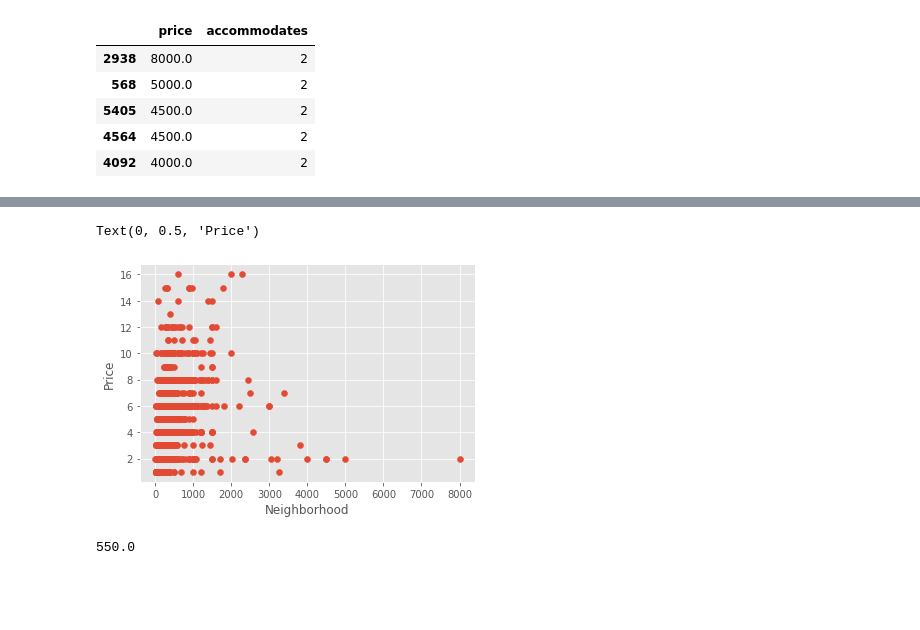
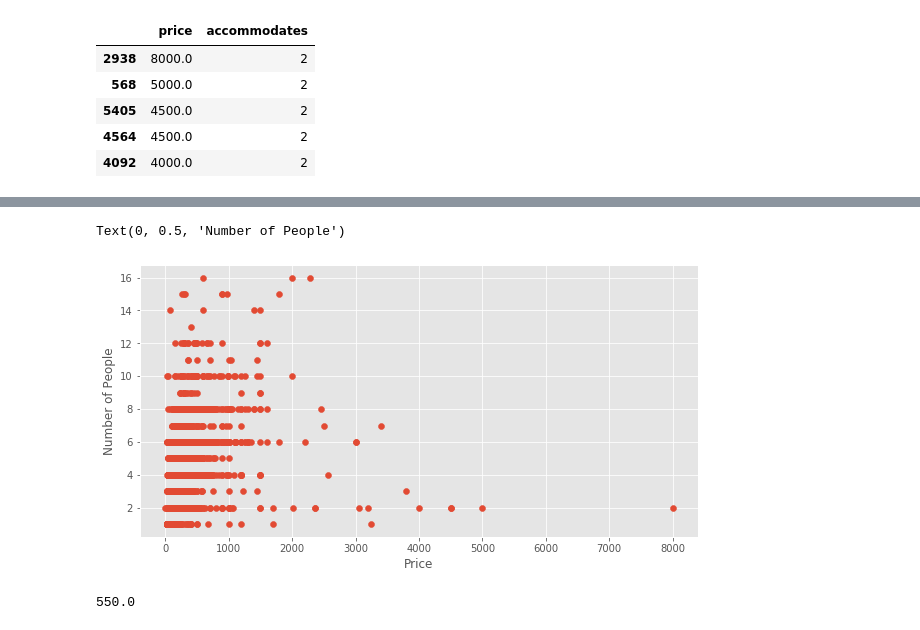
Before and after one commit to helen-tong/airbnb_1, a Jupyter notebook: eda.ipynb, the cells around one changed output, grey strips where cells are left out. Saved outputs shown, nothing was run; the diff lists cells and outputs as text; code cells hidden in the pictures; blank space fills up the shorter version.

```diff
--- a/eda.ipynb
+++ b/eda.ipynb
@@ -362,11 +362,11 @@ ax.legend(labels=['Count', 'Price'])
 # %%
-fig,ax = plt.subplots()
+fig,ax = plt.subplots(figsize=(10,5))
 ax.scatter(accomm.price, accomm.accommodates)
-ax.set_xlabel('Neighborhood')
-ax.set_ylabel('Price')
+ax.set_xlabel('Price')
+ax.set_ylabel('Number of People')
 # %% [output]
-Text(0, 0.5, 'Price')
+Text(0, 0.5, 'Number of People')
-[figure, old version]
+[figure, new version]
 # %%
 pass
 # %%
```
Also changed, not shown: parts of 2 cells of this notebook, 6 other files.
